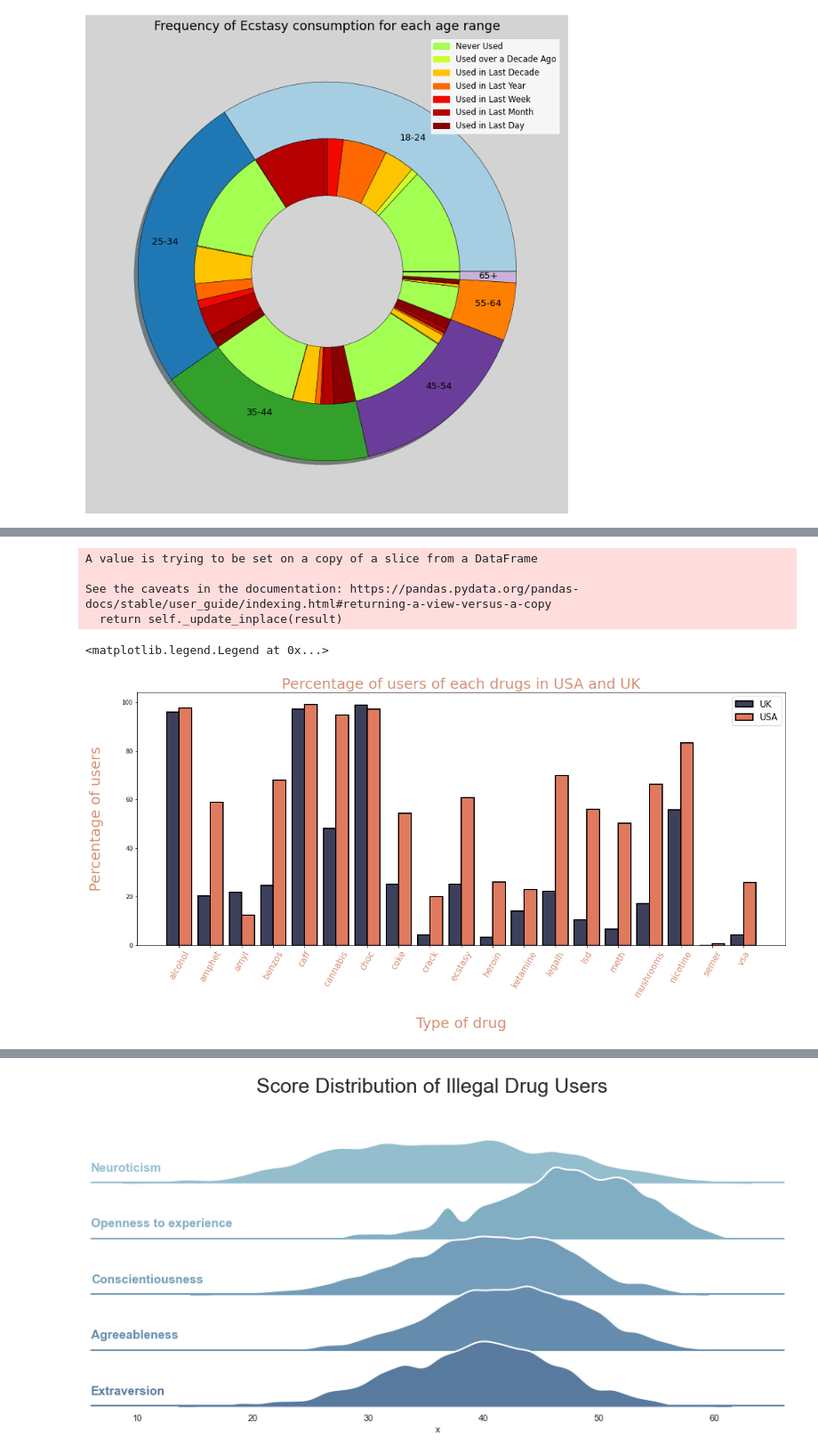
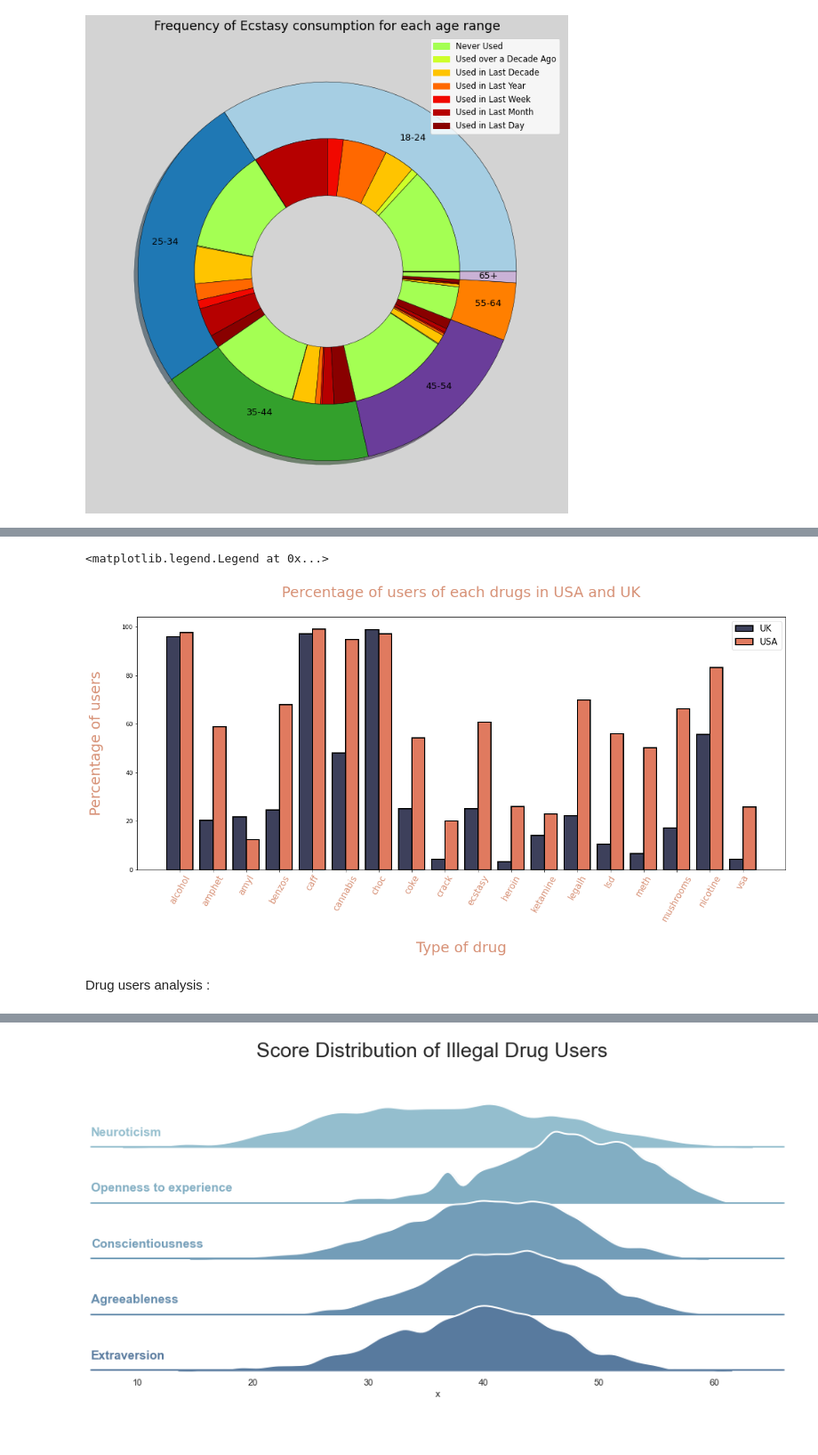
Before and after one commit to QuentinNav/Python_For_Data_Analysis_Drug_Consumption, a Jupyter notebook: Project_python_for_data_analysis.ipynb, the cells around one changed output, grey strips where cells are left out. Shown at 89% size. Drawn from its saved outputs; the diff is of its cells as text; code cells hidden in the pictures; blank space fills up the shorter version.

```diff
--- a/Project_python_for_data_analysis.ipynb
+++ b/Project_python_for_data_analysis.ipynb
@@ -315,14 +317,17 @@ dfUSA=df[df["country"]=="USA"]
 dfUK=df[df["country"]=="UK"]
 
 drug_list=["alcohol","amphet","amyl","benzos","caff","cannabis","choc","coke","crack","ecstasy","heroin","ketamine","legalh",
-          "lsd","meth","mushrooms","nicotine","semer","vsa"]
+          "lsd","meth","mushrooms","nicotine","vsa"]
 
 for i in drug_list:
     dfUK[i].replace(User, inplace=True)
     dfUSA[i].replace(User, inplace=True)
 
 dfUSA = dfUSA.drop(dfUSA.columns[0:12], 1)
+dfUSA=dfUSA.drop("semer",1)
+
 dfUK = dfUK.drop(dfUK.columns[0:12], 1)
+dfUK=dfUK.drop("semer",1)
 
 labels=dfUSA.columns
 
@@ -348,38 +353,34 @@ def convPourcentage (liste,nb):
 
 valuesUSA=convPourcentage(valuesUSA,nbUSA)
 valuesUK=convPourcentage(valuesUK,nbUK)
-# %% [output]
-A value is trying to be set on a copy of a slice from a DataFrame
-
-See the caveats in the documentation: https://pandas.pydata.org/pandas-docs/stable/user_guide/indexing.html#returning-a-view-versus-a-copy
-  return self._update_inplace(result)
 # %%
-largeur_barre = 0.4 # Largeur de chaque barre :
+largeur_barre = 0.4
 
-# attention si valeur trop grande, il n'y aura pas de différence entre chaque paquet de barres
 plt.figure(figsize=(20,8))
 
 x1 = range(len(valuesUK)) # Position des barres de la catégorie 1
 
 x2 = [i + largeur_barre for i in x1] # Position des barres de la cat 2
 
 
 plt.bar(x1, valuesUK, width = largeur_barre, color = '#3d405b', # Barres cat 1
 
            edgecolor = 'black', linewidth = 2)
 
 plt.bar(x2, valuesUSA, width = largeur_barre, color = '#e07a5f', # Barres cat 2
 
            edgecolor = ['black' for i in valuesUK], linewidth = 2)
 
 plt.xticks([r + largeur_barre / 2 for r in range(len(valuesUK))], # Etiquettes
 
               labels)
 plt.xlabel('\nType of drug', fontsize=25, color='#D79176')
 plt.xticks(rotation= 60, fontsize=15,color='#D79176')
 plt.ylabel("Percentage of users\n", fontsize=25, color='#D79176')
-plt.title("Percentage of users of each drugs in USA and UK",fontsize=25, color='#D79176')
+plt.title("Percentage of users of each drugs in USA and UK\n",fontsize=25, color='#D79176')
 plt.legend(["UK","USA"],loc='upper right',fontsize=15)
 # %% [output]
 <matplotlib.legend.Legend at 0x...>
-[figure, old version]
+[figure, new version]
+# %% [markdown]
+Drug users analysis :
```
Also changed, not shown: parts of 40 cells of this notebook, 10 other files.
